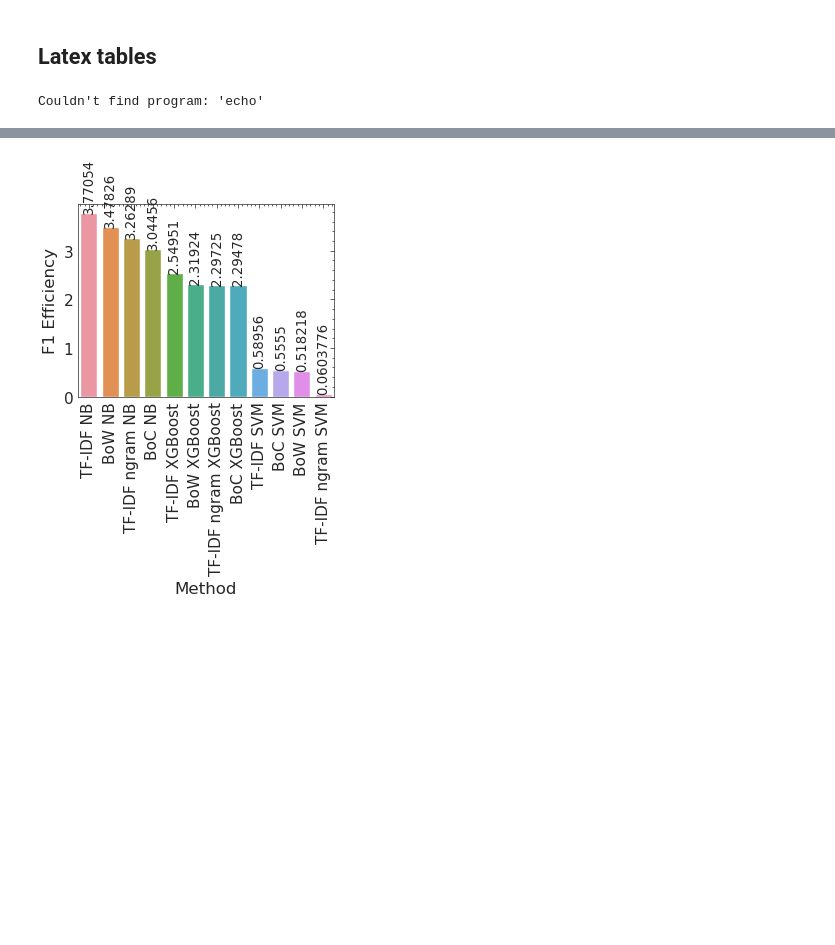
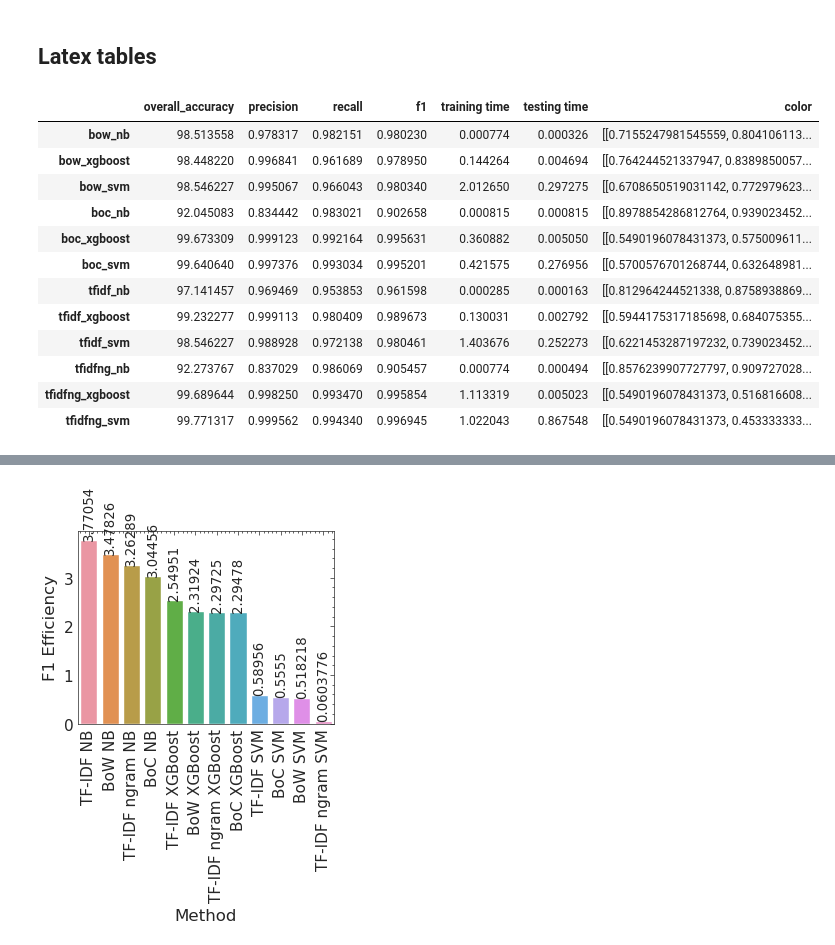
Before and after one commit to gdrlab/cascaded-sqli-detection, a Jupyter notebook: utils/tmp_color_schema.ipynb, the cells around one changed output, grey strips where cells are left out. Saved outputs shown, nothing was run; the diff lists cells and outputs as text; code cells hidden in the pictures; blank space fills up the shorter version.

```diff
--- a/utils/tmp_color_schema.ipynb
+++ b/utils/tmp_color_schema.ipynb
@@ -162,13 +206,0 @@ def my_plot_bar(df_small, ax, metric='f1'):
-# %%
-method_category = 'transformer'
-metrics = ['overall_accuracy', 'precision', 'recall', 'f1', 'training time',
-       'testing time', 'color']
-
-df_small = df.sort_values(['category','f1'],ascending=[True, False])
-#df_small = df.loc[methods[method_category], metrics]
-#df_small = df_small.sort_values(['category','f1'],ascending=[True, False])
-
-fig, ax = plt.subplots(figsize=(5, 2))
-my_plot_bar(df_small,ax,'f1')
-plt.axhline(1, linestyle='--', linewidth=0.7, color=[0.9,0.9,0.9], zorder=0)
-ax.set(ylim=(0.85, 1))
@@ -302,30 +269,22 @@ def process_style_to_my_latex_format(df_latex):
     s = df_latex.reset_index().style.hide_index()
     s = s.format(precision=4, escape="latex")
     return s
-# %%
-%%script echo skipping cell
-# template
-table_name = "small"
-caption="Generated by python"
-out_file_name = (table_folder / table_name).with_suffix('.tex')
-
-df_small = df.loc["bow_nb":"bow_svm",["f1","tp"]]
-
-df_small = rename_table_labels(df_small)
-#print(df_small)
-
-s = process_style_to_my_latex_format(df_small)
-#df_small.style.columns[1:]
-# s.to_latex(buf=out_file_name,
-#     column_format="l|rr", position="ht", position_float="centering",
-#     hrules=True, label=f"tab:{table_name}", caption=caption)
-
-# print(s.to_latex(
-#     column_format="l|rr", position="ht", position_float="centering",
-#     hrules=True, label=f"table:{table_name}", caption=caption)
-# )
-# %% [output]
-Couldn't find program: 'echo'
+# %%
+df.loc[df['category']==method_cat,metrics]
+# %% [output]
+|  | overall_accuracy | precision | recall | f1 | training time | testing time | color |
+| bow_nb | 98.513558 | 0.978317 | 0.982151 | 0.980230 | 0.000774 | 0.000326 | [[0.7155247981545559, 0.804106113... |
+| bow_xgboost | 98.448220 | 0.996841 | 0.961689 | 0.978950 | 0.144264 | 0.004694 | [[0.764244521337947, 0.8389850057... |
+| bow_svm | 98.546227 | 0.995067 | 0.966043 | 0.980340 | 2.012650 | 0.297275 | [[0.6708650519031142, 0.772979623... |
+| boc_nb | 92.045083 | 0.834442 | 0.983021 | 0.902658 | 0.000815 | 0.000815 | [[0.8978854286812764, 0.939023452... |
+| boc_xgboost | 99.673309 | 0.999123 | 0.992164 | 0.995631 | 0.360882 | 0.005050 | [[0.5490196078431373, 0.575009611... |
+| boc_svm | 99.640640 | 0.997376 | 0.993034 | 0.995201 | 0.421575 | 0.276956 | [[0.5700576701268744, 0.632648981... |
+| tfidf_nb | 97.141457 | 0.969469 | 0.953853 | 0.961598 | 0.000285 | 0.000163 | [[0.812964244521338, 0.8758938869... |
+| tfidf_xgboost | 99.232277 | 0.999113 | 0.980409 | 0.989673 | 0.130031 | 0.002792 | [[0.5944175317185698, 0.684075355... |
+| tfidf_svm | 98.546227 | 0.988928 | 0.972138 | 0.980461 | 1.403676 | 0.252273 | [[0.6221453287197232, 0.739023452... |
+| tfidfng_nb | 92.273767 | 0.837029 | 0.986069 | 0.905457 | 0.000774 | 0.000494 | [[0.8576239907727797, 0.909727028... |
+| tfidfng_xgboost | 99.689644 | 0.998250 | 0.993470 | 0.995854 | 1.113319 | 0.005023 | [[0.5490196078431373, 0.516816608... |
+| tfidfng_svm | 99.771317 | 0.999562 | 0.994340 | 0.996945 | 1.022043 | 0.867548 | [[0.5490196078431373, 0.453333333... |
 # %%
 # Table: Single NLP
 table_name = "single"
```
Also changed, not shown: parts of 26 cells of this notebook, 1 other file.
